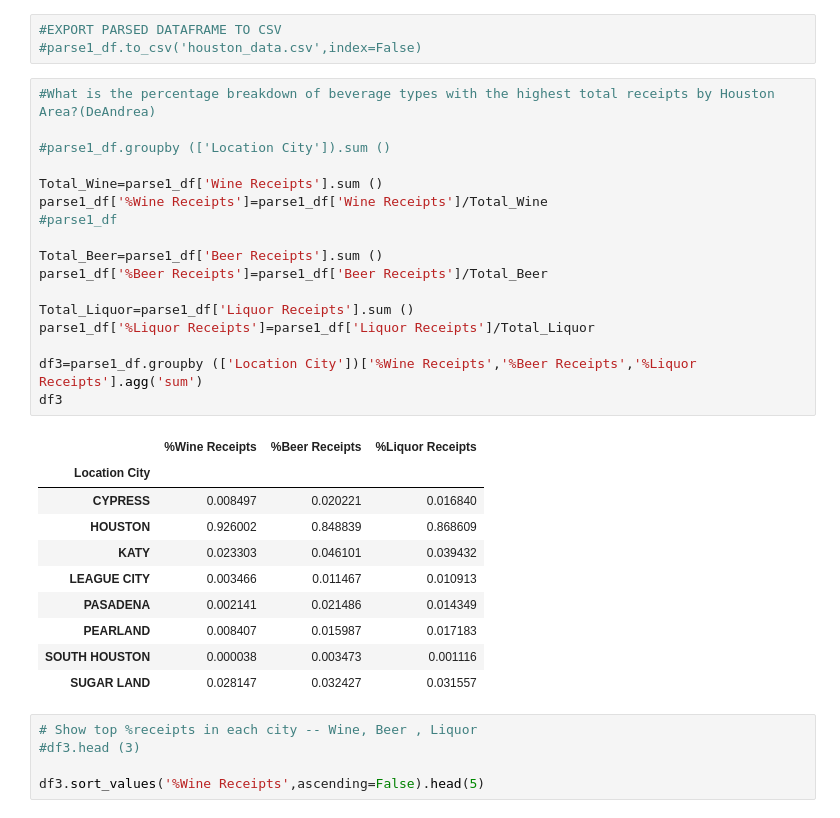
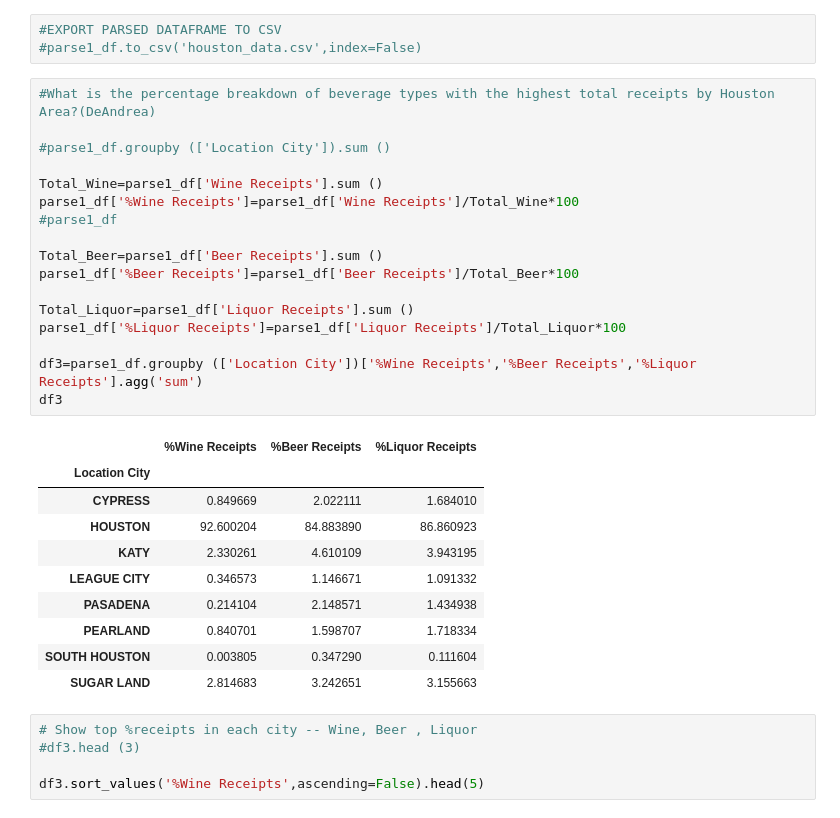
Before and after one commit to ejkaster/Project-1-Top-5-US-Cities-Real-Estate-Trends, a Jupyter notebook: Deandrea_analysis.ipynb, the cells around one changed output. Saved outputs shown, nothing was run; the diff lists cells and outputs as text.

```diff
--- a/Deandrea_analysis.ipynb
+++ b/Deandrea_analysis.ipynb
@@ -131,31 +131,31 @@ Name: Location City, dtype: int64
 # %%
 #What is the percentage breakdown of beverage types with the highest total receipts by Houston Area?(DeAndrea)
 
 #parse1_df.groupby (['Location City']).sum ()
 
 Total_Wine=parse1_df['Wine Receipts'].sum ()
-parse1_df['%Wine Receipts']=parse1_df['Wine Receipts']/Total_Wine
+parse1_df['%Wine Receipts']=parse1_df['Wine Receipts']/Total_Wine*100
 #parse1_df
 
 Total_Beer=parse1_df['Beer Receipts'].sum ()
-parse1_df['%Beer Receipts']=parse1_df['Beer Receipts']/Total_Beer
+parse1_df['%Beer Receipts']=parse1_df['Beer Receipts']/Total_Beer*100
 
 Total_Liquor=parse1_df['Liquor Receipts'].sum ()
-parse1_df['%Liquor Receipts']=parse1_df['Liquor Receipts']/Total_Liquor
+parse1_df['%Liquor Receipts']=parse1_df['Liquor Receipts']/Total_Liquor*100
 
 df3=parse1_df.groupby (['Location City'])['%Wine Receipts','%Beer Receipts','%Liquor Receipts'].agg('sum')
 df3
 # %% [output]
 |  | %Wine Receipts | %Beer Receipts | %Liquor Receipts |
 | Location City |  |  |  |
-| CYPRESS | 0.008497 | 0.020221 | 0.016840 |
-| HOUSTON | 0.926002 | 0.848839 | 0.868609 |
-| KATY | 0.023303 | 0.046101 | 0.039432 |
-| LEAGUE CITY | 0.003466 | 0.011467 | 0.010913 |
-| PASADENA | 0.002141 | 0.021486 | 0.014349 |
-| PEARLAND | 0.008407 | 0.015987 | 0.017183 |
-| SOUTH HOUSTON | 0.000038 | 0.003473 | 0.001116 |
-| SUGAR LAND | 0.028147 | 0.032427 | 0.031557 |
+| CYPRESS | 0.849669 | 2.022111 | 1.684010 |
+| HOUSTON | 92.600204 | 84.883890 | 86.860923 |
+| KATY | 2.330261 | 4.610109 | 3.943195 |
+| LEAGUE CITY | 0.346573 | 1.146671 | 1.091332 |
+| PASADENA | 0.214104 | 2.148571 | 1.434938 |
+| PEARLAND | 0.840701 | 1.598707 | 1.718334 |
+| SOUTH HOUSTON | 0.003805 | 0.347290 | 0.111604 |
+| SUGAR LAND | 2.814683 | 3.242651 | 3.155663 |
 # %%
 # Show top %receipts in each city -- Wine, Beer , Liquor
 #df3.head (3)
```
Also changed, not shown: parts of 3 cells of this notebook, 1 other file.
